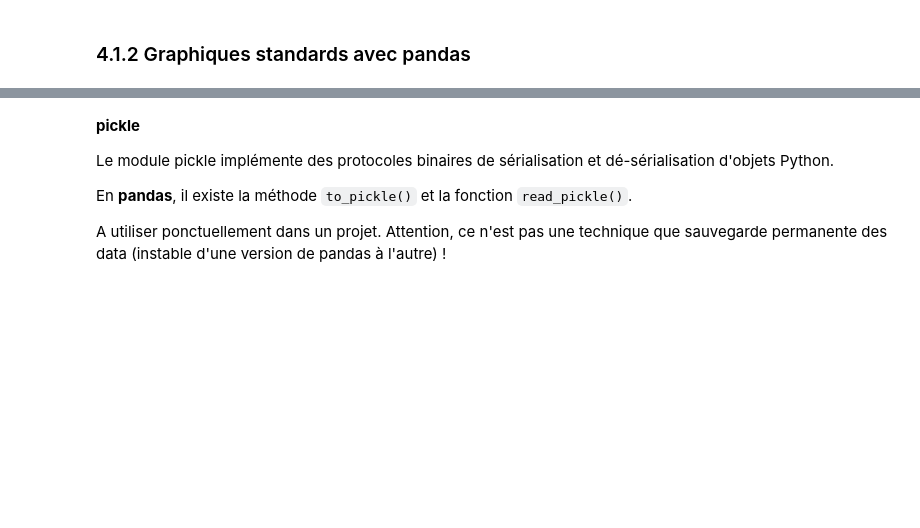
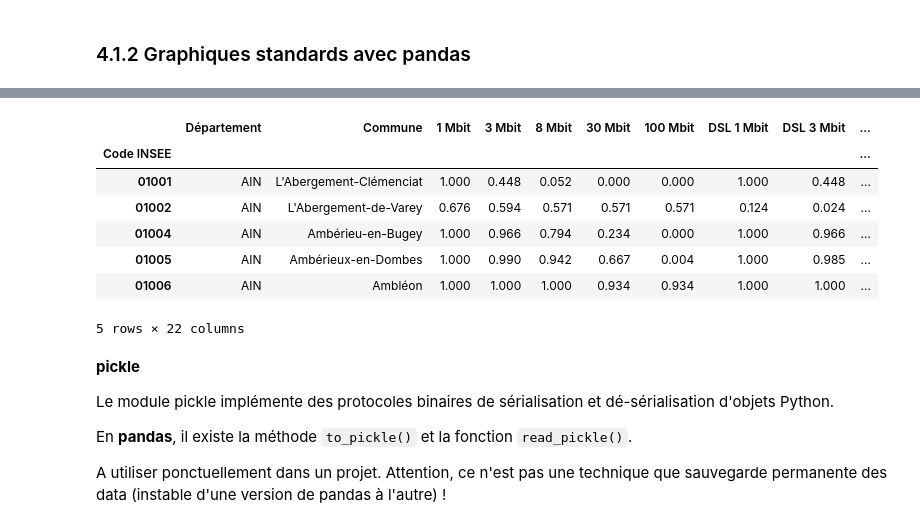
Before and after one commit to HTLandy/TIDE, a Jupyter notebook: notebooks/TIDE- 05 - matplotlib.ipynb, the cells around one changed output, grey strips where cells are left out. Saved outputs shown, nothing was run; the diff lists cells and outputs as text; code cells hidden in the pictures; blank space fills up the shorter version.

Commit message:
Modif TIDE

```diff
--- a/notebooks/TIDE- 05 - matplotlib.ipynb
+++ b/notebooks/TIDE- 05 - matplotlib.ipynb
@@ -43,7 +51,7 @@ geo.head()
 # %%
 %%time
 # chargement de nouvelles données
-thd = pd.read_excel('FranceTHD_Open_Data_Observatoire_Juin2015.xlsx',
+thd = pd.read_excel("C:\\Users\\cleme\\Documents\\GitHub\\TIDE\\data\\FranceTHD_Open_Data_Observatoire_Juin2015.xlsx",
                         sheet_name="Communes",
                         header=1,
                         index_col="Code INSEE",
@@ -53,3 +61,4 @@ thd = pd.read_excel('FranceTHD_Open_Data_Observatoire_Juin2015.xlsx',
                                 "Câble 1 Mbit", "Câble 3 Mbit", "Câble 8 Mbit", "Câble 30 Mbit", "Câble 100 Mbit",
                                 "Fibre 1 Mbit", "Fibre 3 Mbit", "Fibre 8 Mbit", "Fibre 30 Mbit", "Fibre 100 Mbit"])
 thd.head()
+# %% [output]
@@ -56,3 +66,11 @@ thd.head()
+|  | Département | Commune | 1 Mbit | 3 Mbit | 8 Mbit | 30 Mbit | 100 Mbit | DSL 1 Mbit | DSL 3 Mbit | ... |
+| Code INSEE |  |  |  |  |  |  |  |  |  | ... |
+| 01001 | AIN | L'Abergement-Clémenciat | 1.000 | 0.448 | 0.052 | 0.000 | 0.000 | 1.000 | 0.448 | ... |
+| 01002 | AIN | L'Abergement-de-Varey | 0.676 | 0.594 | 0.571 | 0.571 | 0.571 | 0.124 | 0.024 | ... |
+| 01004 | AIN | Ambérieu-en-Bugey | 1.000 | 0.966 | 0.794 | 0.234 | 0.000 | 1.000 | 0.966 | ... |
+| 01005 | AIN | Ambérieux-en-Dombes | 1.000 | 0.990 | 0.942 | 0.667 | 0.004 | 1.000 | 0.985 | ... |
+| 01006 | AIN | Ambléon | 1.000 | 1.000 | 1.000 | 0.934 | 0.934 | 1.000 | 1.000 | ... |
+5 rows × 22 columns
 # %% [markdown]
 **pickle**
 
```
Also changed, not shown: parts of 26 cells of this notebook, 1 other file.
